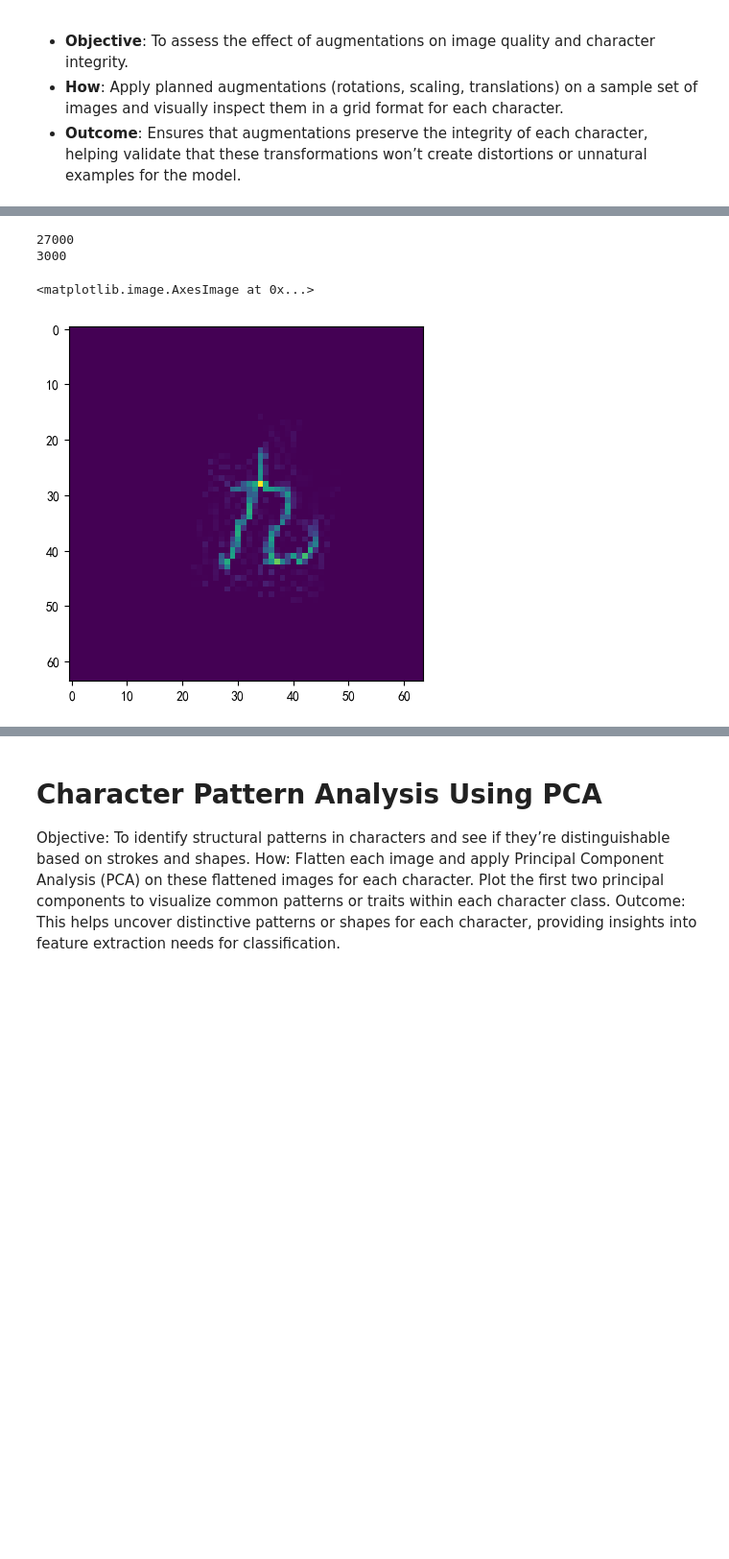
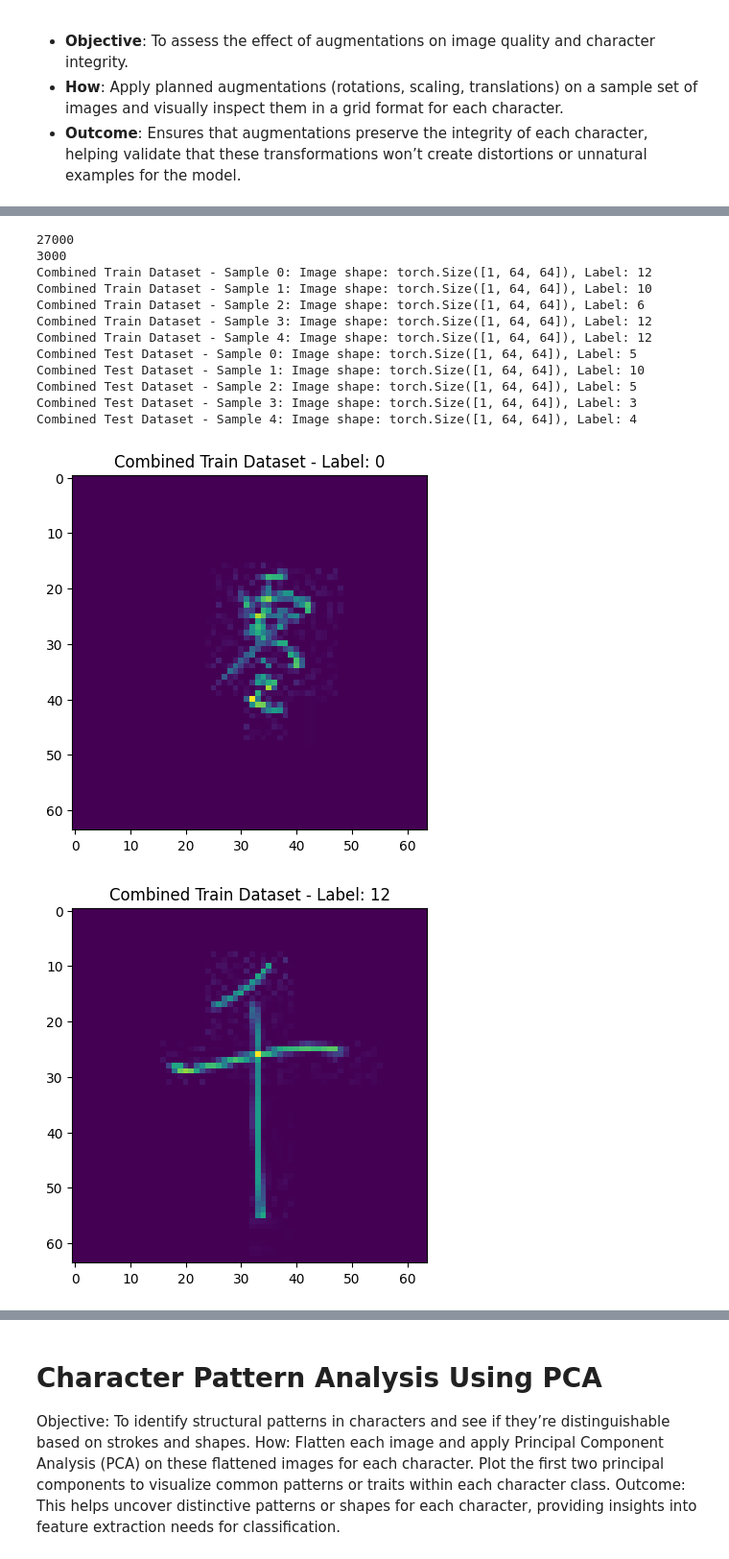
Before and after one commit to quiet98k/Chinese-Digit-Classifier, a Jupyter notebook: minst.ipynb, the cells around one changed output, grey strips where cells are left out. Shown at 96% size. Drawn from its saved outputs; the diff is of its cells as text; code cells hidden in the pictures; blank space fills up the shorter version.

```diff
--- a/minst.ipynb
+++ b/minst.ipynb
@@ -376,49 +355,83 @@ plt.imshow(rotated_img)
 # %%
-# perform random rotation on each image in train/test dataset, add rotated image to dataset
-
 class AugmentedDataset(Dataset):
     def __init__(self, images, labels):
         self.images = images
         self.labels = labels
 
     def __len__(self):
         return len(self.images)
 
     def __getitem__(self, idx):
         return self.images[idx], self.labels[idx]
 
+def random_rotation(image):
+    angle = random.uniform(-30, 30)  # Rotate between -30 and 30 degrees
+    return image.rotate(angle)
+
+# Assuming trainDataset and testDataset are already defined
 augmented_images_train = []
 augmented_labels_train = []
 augmented_images_test = []
 augmented_labels_test = []
 
+# Convert original images to tensors with consistent shape
+train_images_tensor = [transforms.ToTensor()(Image.fromarray(img.numpy().astype(np.uint8))) for img, _ in trainDataset]
+test_images_tensor = [transforms.ToTensor()(Image.fromarray(img.numpy().astype(np.uint8))) for img, _ in testDataset]
+
 for img, label in trainDataset:
-  img_pil = Image.fromarray(img.numpy().astype(np.uint8))
-  rotated_img = random_rotation(img_pil)
-  rotated_img_tensor = torch.from_numpy(np.array(rotated_img)).float()
-  augmented_images_train.append(rotated_img_tensor)
-  augmented_labels_train.append(label)
+    img_pil = Image.fromarray(img.numpy().astype(np.uint8))
+    rotated_img = random_rotation(img_pil)
+    rotated_img_tensor = transforms.ToTensor()(rotated_img)
+    augmented_images_train.append(rotated_img_tensor)
+    augmented_labels_train.append(label)
 
 for img, label in testDataset:
-  img_pil = Image.fromarray(img.numpy().astype(np.uint8))
-  rotated_img = random_rotation(img_pil)
-  rotated_img_tensor = torch.from_numpy(np.array(rotated_img)).float()
-  augmented_images_test.append(rotated_img_tensor)
-  augmented_labels_test.append(label)
+    img_pil = Image.fromarray(img.numpy().astype(np.uint8))
+    rotated_img = random_rotation(img_pil)
+    rotated_img_tensor = transforms.ToTensor()(rotated_img)
+    augmented_images_test.append(rotated_img_tensor)
+    augmented_labels_test.append(label)
 
 augmented_trainDataset = AugmentedDataset(augmented_images_train, augmented_labels_train)
 augmented_testDataset = AugmentedDataset(augmented_images_test, augmented_labels_test)
 
-combined_trainDataset = ConcatDataset([trainDataset, augmented_trainDataset])
-combined_testDataset = ConcatDataset([testDataset, augmented_testDataset])
+combined_trainDataset = ConcatDataset([AugmentedDataset(train_images_tensor, [label for _, label in trainDataset]), augmented_trainDataset])
+combined_testDataset = ConcatDataset([AugmentedDataset(test_images_tensor, [label for _, label in testDataset]), augmented_testDataset])
 
 print(len(combined_trainDataset))
 print(len(combined_testDataset))
 
-img, label = augmented_trainDataset.__getitem__(random.randint(0,len(augmented_trainDataset)-1))
-plt.imshow(img)
+# Check shapes and labels
+def check_dataset_consistency(dataset, name):
+    for i in range(5):  # Check 5 random samples
+        img, label = dataset[random.randint(0, len(dataset) - 1)]
+        print(f"{name} - Sample {i}: Image shape: {img.shape}, Label: {label}")
+
+check_dataset_consistency(combined_trainDataset, "Combined Train Dataset")
+check_dataset_consistency(combined_testDataset, "Combined Test Dataset")
+
+# Visual inspection
+def visualize_samples(dataset, name):
+    for i in range(2):  # Visualize 3 random samples
+        img, label = dataset[random.randint(0, len(dataset) - 1)]
+        plt.imshow(transforms.ToPILImage()(img))
+        plt.title(f"{name} - Label: {label}")
+        plt.show()
+
+visualize_samples(combined_trainDataset, "Combined Train Dataset")
+visualize_samples(combined_testDataset, "Combined Test Dataset")
 # %% [output]
 27000
 3000
+Combined Train Dataset - Sample 0: Image shape: torch.Size([1, 64, 64]), Label: 12
+Combined Train Dataset - Sample 1: Image shape: torch.Size([1, 64, 64]), Label: 10
+Combined Train Dataset - Sample 2: Image shape: torch.Size([1, 64, 64]), Label: 6
+Combined Train Dataset - Sample 3: Image shape: torch.Size([1, 64, 64]), Label: 12
+Combined Train Dataset - Sample 4: Image shape: torch.Size([1, 64, 64]), Label: 12
+Combined Test Dataset - Sample 0: Image shape: torch.Size([1, 64, 64]), Label: 5
+Combined Test Dataset - Sample 1: Image shape: torch.Size([1, 64, 64]), Label: 10
+Combined Test Dataset - Sample 2: Image shape: torch.Size([1, 64, 64]), Label: 5
+Combined Test Dataset - Sample 3: Image shape: torch.Size([1, 64, 64]), Label: 3
+Combined Test Dataset - Sample 4: Image shape: torch.Size([1, 64, 64]), Label: 4
-<matplotlib.image.AxesImage at 0x...>
-[figure, old version]
+[figure, new version]
+[figure, added]
```
Also changed, not shown: parts of 21 cells of this notebook.
